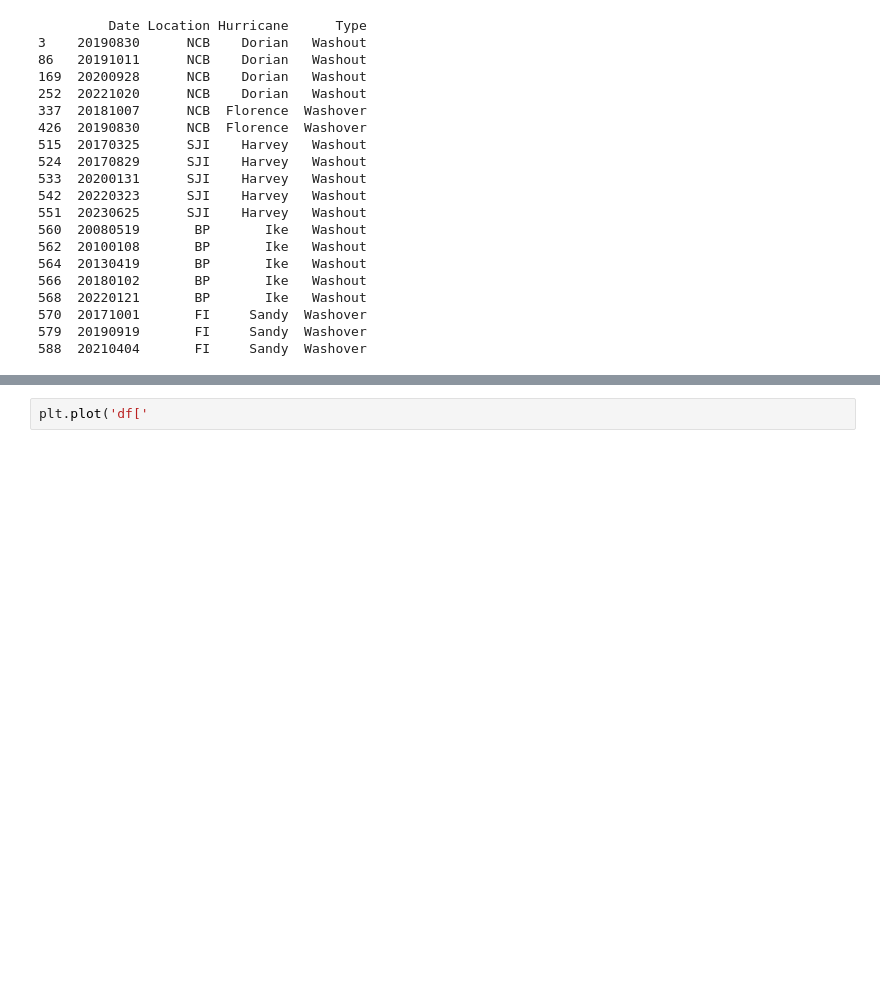
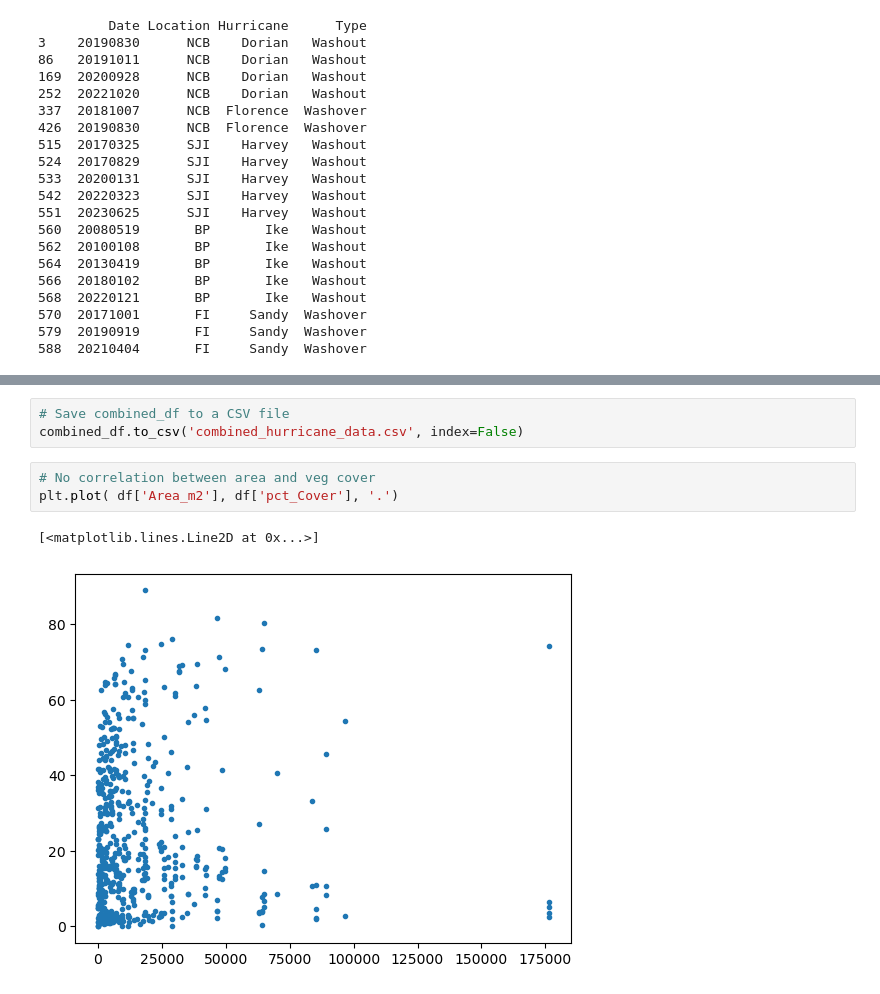
Before and after one commit to csherwood-usgs/Dorian_recovery, a Jupyter notebook: Veg_area_calcs.ipynb, the cells around one changed output, grey strips where cells are left out. Saved outputs shown, nothing was run; the diff lists cells and outputs as text; blank space fills up the shorter version.

```diff
--- a/Veg_area_calcs.ipynb
+++ b/Veg_area_calcs.ipynb
@@ -103,2 +215,9 @@ for index, row in unique_combos.iterrows():
+# %%
+# Save combined_df to a CSV file
+combined_df.to_csv('combined_hurricane_data.csv', index=False)
 # %%
-plt.plot('df['
+# No correlation between area and veg cover
+plt.plot( df['Area_m2'], df['pct_Cover'], '.')
+# %% [output]
+[<matplotlib.lines.Line2D at 0x...>]
+[figure, added]
```
Also changed, not shown: parts of 6 cells of this notebook.
